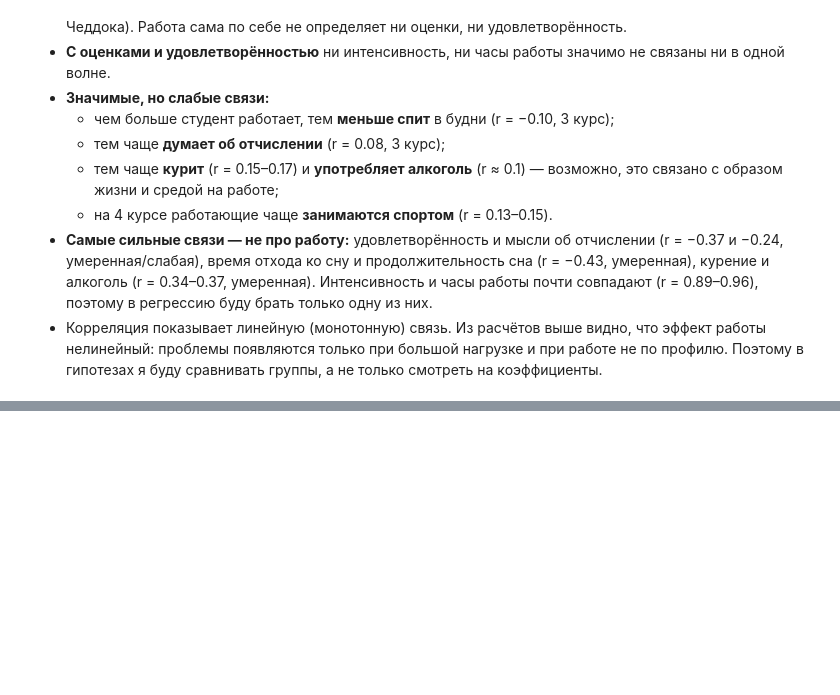
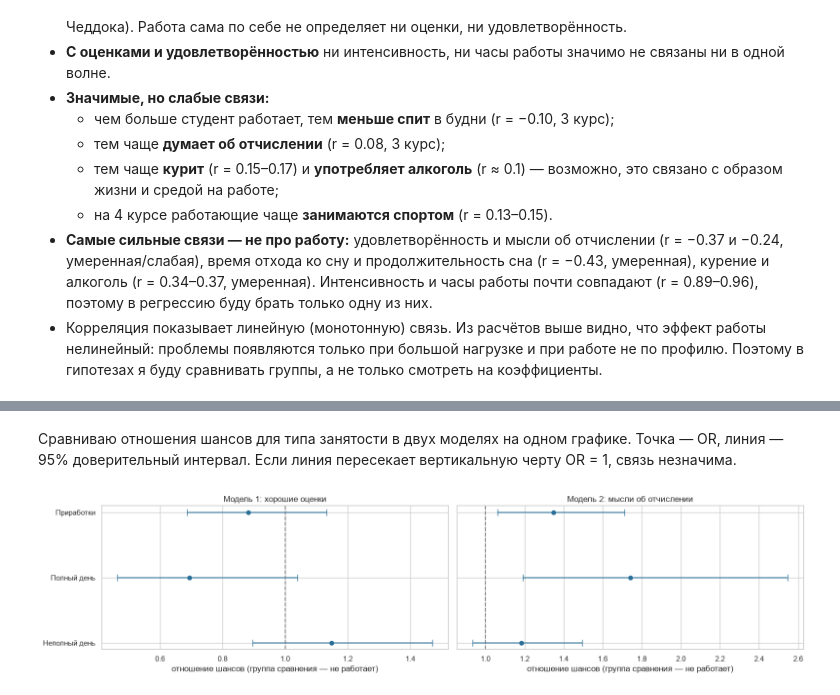
Before and after one commit to petushok08/Higher-Education-Research-Hackathon-2026, a Jupyter notebook: students_work_study_analysis.ipynb, the cells around one changed output, grey strips where cells are left out. Drawn from its saved outputs; the diff is of its cells as text; code cells hidden in the pictures; blank space fills up the shorter version.

```diff
--- a/students_work_study_analysis.ipynb
+++ b/students_work_study_analysis.ipynb
@@ -2337,0 +2574,18 @@ work_correlations[work_correlations['значима (p < 0.05)'] == 'да']
+# %%
+h5_checks = {
+    'hard_to_combine': 'Трудно совмещать',
+    'marks_suffer': 'Страдает успеваемость',
+    'work_helps': 'Работа помогает учиться',
+    'good_marks': 'Хорошие оценки',
+}
+
+rows = []
+for flag, label in h5_checks.items():
+    result = chi2_test(workers_4w, 'motive', flag)
+    result['показатель'] = label
+    result['ради денег, %'] = round(workers_4w.loc[workers_4w['motive'] == 'Ради денег', flag].mean() * 100, 1)
+    result['ради развития, %'] = round(workers_4w.loc[workers_4w['motive'] == 'Ради развития', flag].mean() * 100, 1)
+    rows.append(result)
+
+h5_results = pd.DataFrame(rows).set_index('показатель')
+h5_results
@@ -2337,0 +2855,5 @@ work_correlations[work_correlations['значима (p < 0.05)'] == 'да']
+# %%
+work_term = "C(work_status, Treatment('Не работает'))"
+model_marks = fit_logit(f'good_marks ~ {work_term} + {controls}', df_long, 'good_marks')
+marks_or = odds_ratio_table(model_marks)
+marks_or
@@ -2337,0 +2887,4 @@ work_correlations[work_correlations['значима (p < 0.05)'] == 'да']
+# %%
+model_dropout = fit_logit(f'dropout_thoughts ~ {work_term} + {controls}', df_long, 'dropout_thoughts')
+dropout_or = odds_ratio_table(model_dropout)
+dropout_or
@@ -2337,0 +2917,17 @@ work_correlations[work_correlations['значима (p < 0.05)'] == 'да']
+# %% [markdown]
+Сравниваю отношения шансов для типа занятости в двух моделях на одном графике. Точка — OR, линия — 95% доверительный интервал. Если линия пересекает вертикальную черту OR = 1, связь незначима.
+# %%
+fig, axes = plt.subplots(1, 2, figsize=(16, 4), sharey=True)
+for ax, table, title in [(axes[0], marks_or, 'Модель 1: хорошие оценки'),
+                         (axes[1], dropout_or, 'Модель 2: мысли об отчислении')]:
+    work_rows = table[table.index.str.startswith('work_status')]  # только тип занятости
+    labels = [name.replace('work_status: ', '') for name in work_rows.index]
+    errors = [work_rows['OR'] - work_rows['OR нижняя граница'], work_rows['OR верхняя граница'] - work_rows['OR']]
+    ax.errorbar(work_rows['OR'], labels, xerr=errors, fmt='o', capsize=5, color='#2a6f97')
+    ax.axvline(1, color='grey', linestyle='--')
+    ax.set_title(title)
+    ax.set_xlabel('отношение шансов (группа сравнения — не работает)')
+plt.tight_layout()
+plt.show()
+# %% [output]
+[figure, added]
```
Also changed, not shown: parts of 58 cells of this notebook, 2 other files.
